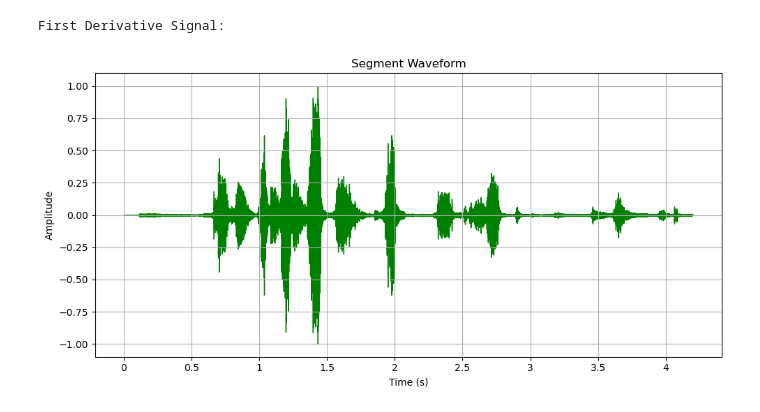
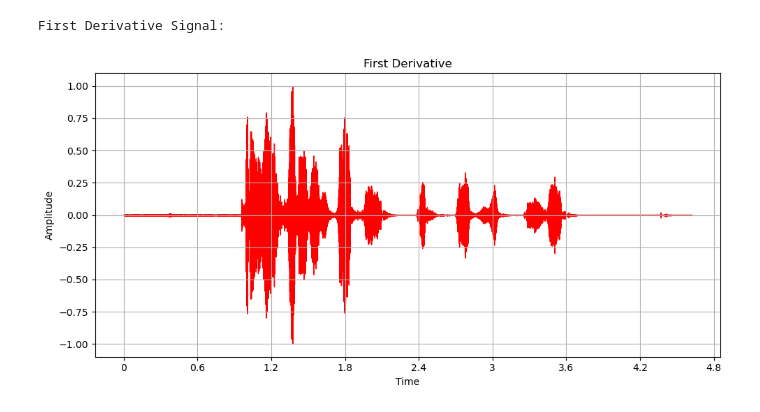
Before and after one commit to TDevendranathReddy/AI-in-Speech-Processing, a Jupyter notebook: LAB2/21129_LAB2.ipynb, the cells around one changed output. Drawn from its saved outputs; the diff is of its cells as text; code cells hidden in the pictures.

```diff
--- a/LAB2/21129_LAB2.ipynb
+++ b/LAB2/21129_LAB2.ipynb
@@ -1,31 +1,31 @@
 # %%
 #A1
 
 import librosa
 import librosa.display
 import matplotlib.pyplot as plt
 import numpy as np
 import IPython.display as ipd
 
-y, sr = librosa.load(r'C:\Users\deven\Downloads\Recording (3).wav')
-first_derivative = np.diff(y)
-first_derivative /= np.max(np.abs(first_derivative))
+y, sr = librosa.load('Devendra.wav')
+derivative = np.diff(y)
+derivative /= np.max(np.abs(derivative_1))
 
 print("First Derivative Signal:")
 
 plt.figure(figsize=(10, 5))
-librosa.display.waveshow(first_derivative, sr=sr,color='g')
-plt.title('Segment Waveform')
-plt.xlabel('Time (s)')
+librosa.display.waveshow(derivative, sr=sr,color='red')
+plt.title('First Derivative')
+plt.xlabel('Time')
 plt.ylabel('Amplitude')
 plt.grid(True)
 plt.tight_layout()
 plt.show()
 
-ipd.Audio(first_derivative, rate=sr)
+ipd.Audio(derivative, rate=sr)
 # %% [output]
 First Derivative Signal:
-[figure, old version]
+[figure, new version]
 [interactive output not drawn]
 # %%
 #ORIGINAL
```
Also changed, not shown: parts of 4 cells of this notebook, 13 other files.
